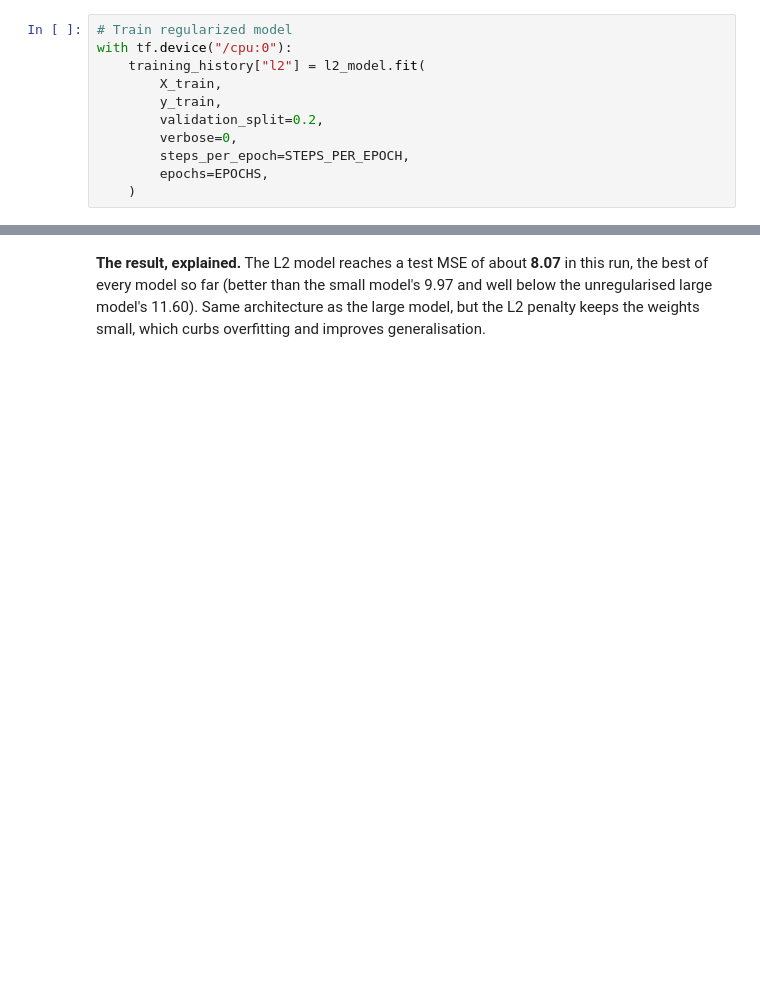
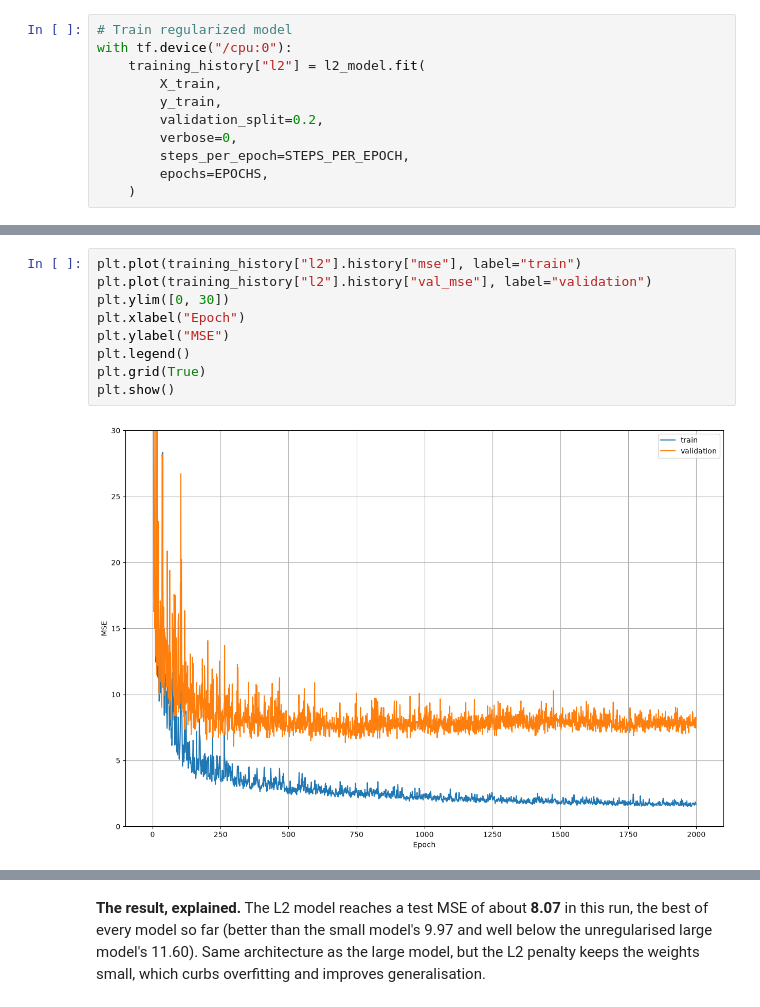
Before and after one commit to rouzbeh-enayatzadeh/ds-artificial-neural-networks, a Jupyter notebook: day_2/03_overfit_underfit.ipynb, the cells around one changed output, grey strips where cells are left out. Drawn from its saved outputs; the diff is of its cells as text; blank space fills up the shorter version.

```diff
--- a/day_2/03_overfit_underfit.ipynb
+++ b/day_2/03_overfit_underfit.ipynb
@@ -433,3 +579,14 @@ plot_metric(training_history["l2"])
+# %%
+plt.plot(training_history["l2"].history["mse"], label="train")
+plt.plot(training_history["l2"].history["val_mse"], label="validation")
+plt.ylim([0, 30])
+plt.xlabel("Epoch")
+plt.ylabel("MSE")
+plt.legend()
+plt.grid(True)
+plt.show()
+# %% [output]
+[figure, added]
 # %%
 # Visualize loss with l2 model
 plot_loss(training_history["l2"])
```
Also changed, not shown: parts of 37 cells of this notebook.
